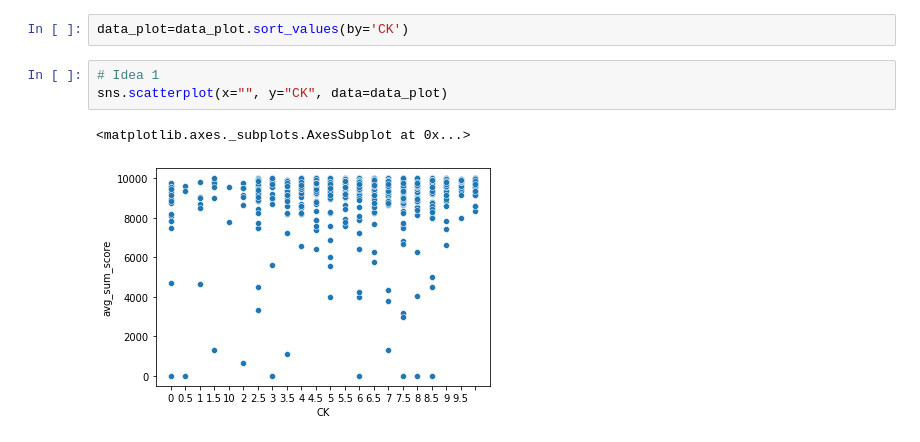
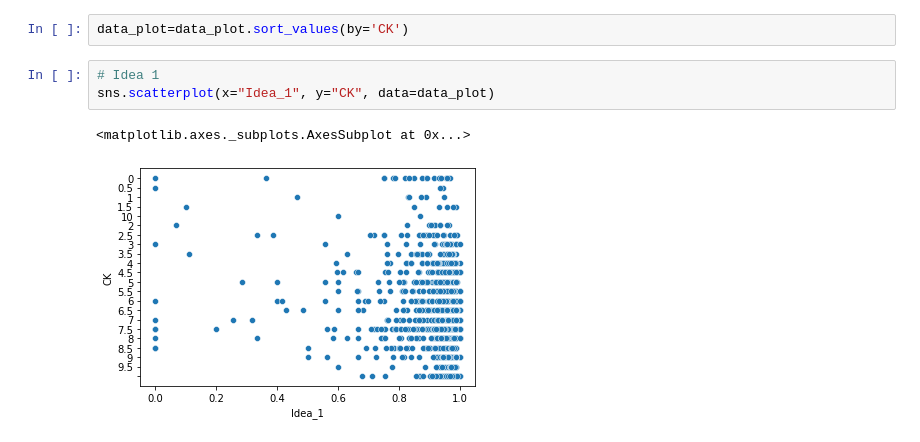
Before and after one commit to PhanTung-06/CS114.L21, a Jupyter notebook: ProcessDataWecode/Dead24_05.ipynb, the cells around one changed output. Cells and saved outputs as stored; diff of their text form.

```diff
--- a/ProcessDataWecode/Dead24_05.ipynb
+++ b/ProcessDataWecode/Dead24_05.ipynb
@@ -135,7 +135,7 @@ data_plot = data_merge.copy()
 data_plot=data_plot.sort_values(by='CK')
 # %%
 # Idea 1
-sns.scatterplot(x="", y="CK", data=data_plot)
+sns.scatterplot(x="Idea_1", y="CK", data=data_plot)
 # %% [output]
 <matplotlib.axes._subplots.AxesSubplot at 0x...>
-[figure, old version]
+[figure, new version]
```
Also changed, not shown: parts of 6 cells of this notebook.
